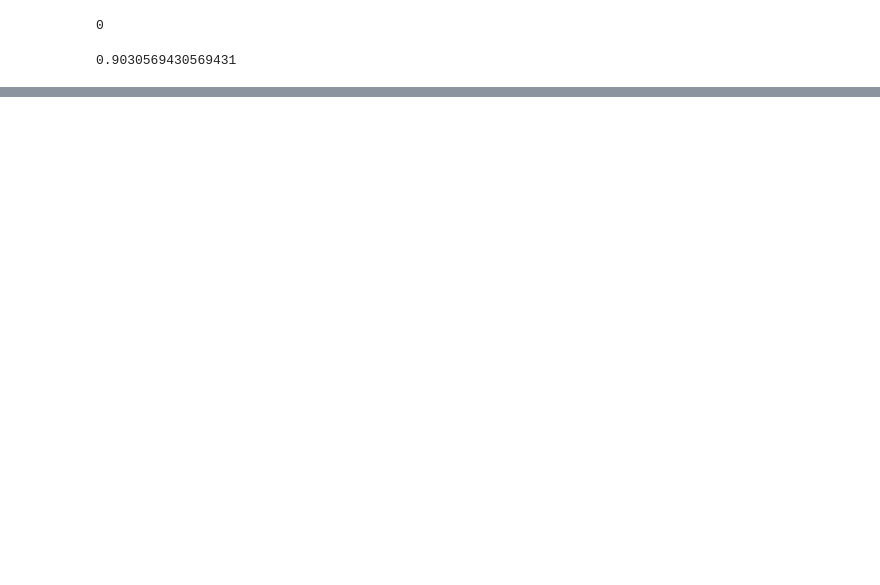
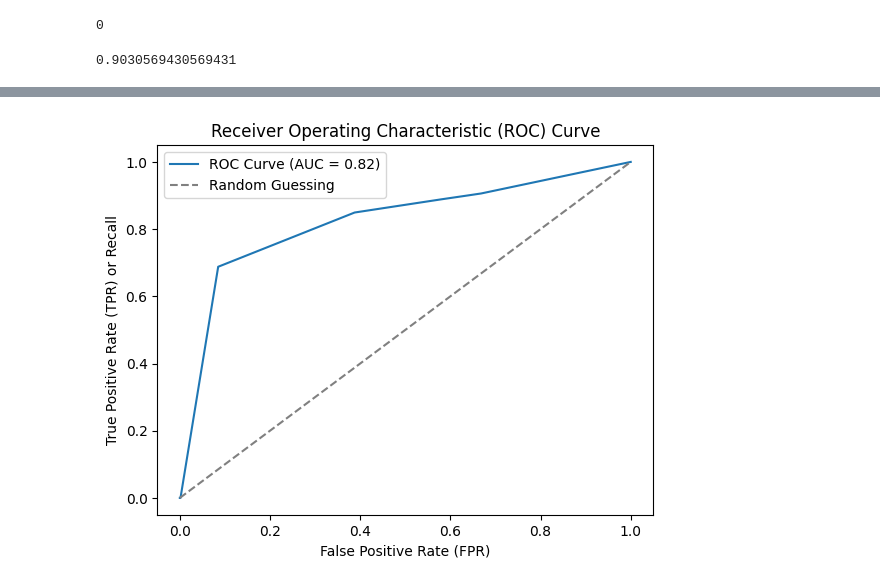
Before and after one commit to ZiyuZhang1/HBDM, a Jupyter notebook: sp.ipynb, the cells around one changed output, grey strips where cells are left out. Drawn from its saved outputs; the diff is of its cells as text; code cells hidden in the pictures; blank space fills up the shorter version.

```diff
--- a/sp.ipynb
+++ b/sp.ipynb
@@ -164,0 +195,17 @@ pr
+# %%
+# Assuming you have calculated fpr (false positive rate), tpr (true positive rate), and thresholds using metrics.roc_curve
+fpr, tpr, thresholds = metrics.roc_curve(true_labels, predicted_scores)
+
+# Calculate the AUC (Area Under the Curve)
+roc_auc = metrics.auc(fpr, tpr)
+
+# Plot the ROC curve
+plt.plot(fpr, tpr, label='ROC Curve (AUC = {:.2f})'.format(roc_auc))
+plt.plot([0, 1], [0, 1], linestyle='--', color='gray', label='Random Guessing')
+plt.xlabel('False Positive Rate (FPR)')
+plt.ylabel('True Positive Rate (TPR) or Recall')
+plt.title('Receiver Operating Characteristic (ROC) Curve')
+plt.legend(loc='best')
+plt.show()
+# %% [output]
+[figure, added]
```
Also changed, not shown: parts of 7 cells of this notebook, 5 other files.
